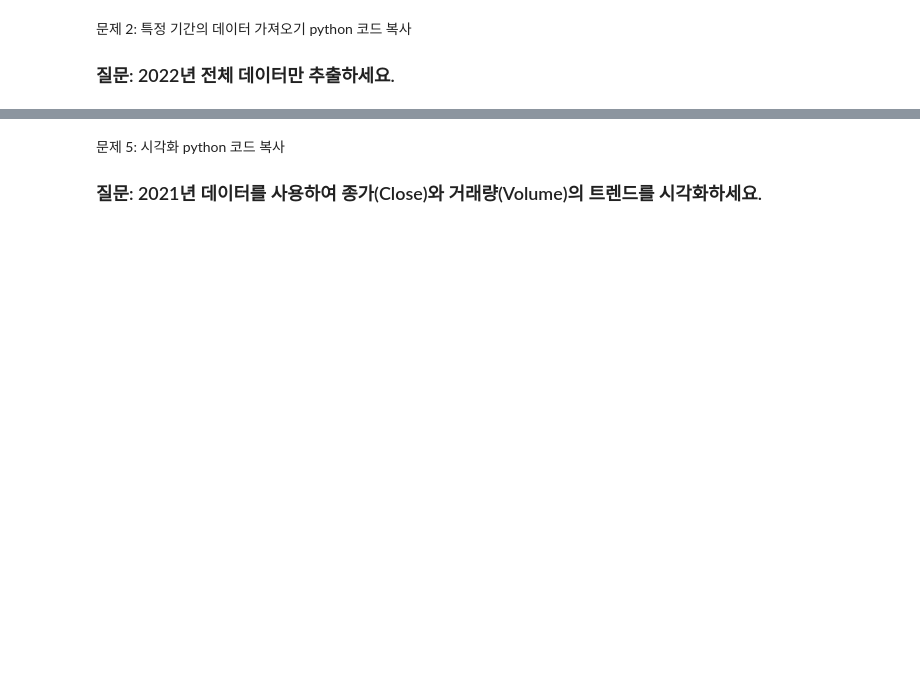
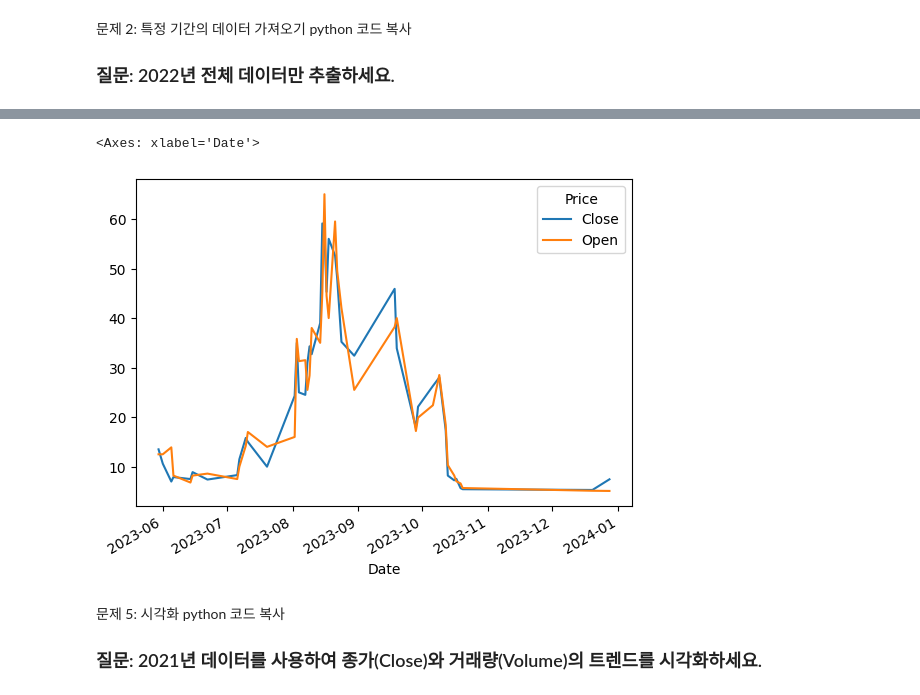
Before and after one commit to chanheeYun/AIProgramming, a Jupyter notebook: Practice/03/3_2_Pandas_TimeSeries.ipynb, the cells around one changed output, grey strips where cells are left out. Cells and saved outputs as stored; diff of their text form; code cells hidden in the pictures; blank space fills up the shorter version.

```diff
--- a/Practice/03/3_2_Pandas_TimeSeries.ipynb
+++ b/Practice/03/3_2_Pandas_TimeSeries.ipynb
@@ -29,12 +9,10 @@ python
 코드 복사
 ### 질문: 2023년 5월 15일의 데이터를 가져오세요.
 # %%
-# 1. TikTok 주가 데이터 다운로드
+# TikTok 주가 데이터 다운로드
 ticker = "TTOO"  # TikTok (티커 코드 예시)
 tiktok_data = yf.download(ticker, start="2020-01-01", end="2023-12-31")
+tiktok_data.columns = tiktok_data.columns.droplevel(1) #tricker 열 삭제
 # 데이터 확인
 print("TikTok 주가 데이터 샘플:\n", tiktok_data.head())
-# 2. 연습 문제 예제 생성
-# 문제 1: 특정 날짜의 주가 정보 가져오기
-
-print("\n2022-01-03의 데이터:\n", specific_date_data)
+print(tiktok_data.info())
@@ -64,4 +115,4 @@ python
 # %%
 # 문제 4: 거래량(Volume)이 1,000,000 이상인 날의 데이터 필터링
-
+high_volume_data = tiktok_data[tiktok_data.Volume >= 1000000]
 print("\n거래량이 1,000,000 이상인 데이터:\n", high_volume_data.head())
@@ -68,3 +128,8 @@ print("\n거래량이 1,000,000 이상인 데이터:\n", high_volume_data.head()
+# %%
+high_volume_data.loc[:, ['Close', 'Open']].plot()
+# %% [output]
+<Axes: xlabel='Date'>
+[figure, added]
 # %% [markdown]
 문제 5: 시각화
 python
```
Also changed, not shown: parts of 10 cells of this notebook, 3 other files.
